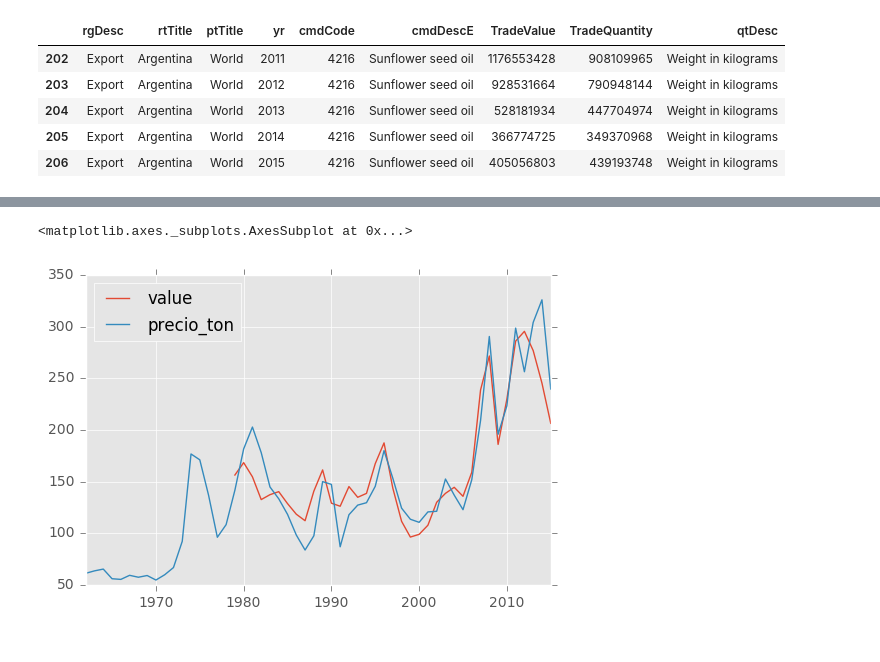
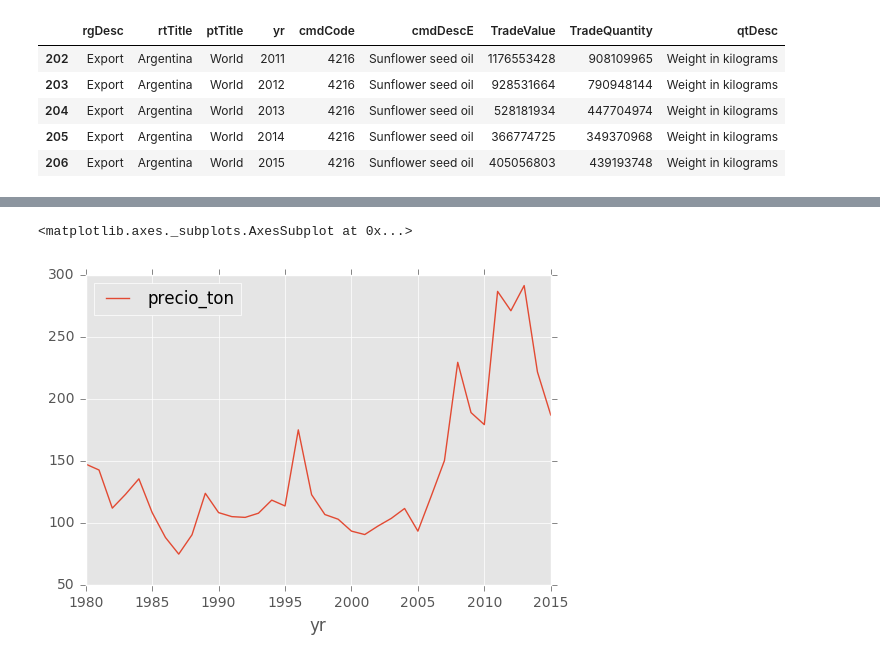
Before and after one commit to datosgobar/taller-analisis-datos-101, a Jupyter notebook: Análisis de datos agrícolas.ipynb, the cells around one changed output, grey strips where cells are left out. Drawn from its saved outputs; the diff is of its cells as text; code cells hidden in the pictures.

```diff
--- a/Análisis de datos agrícolas.ipynb
+++ b/Análisis de datos agrícolas.ipynb
@@ -269,5 +140,7 @@ precios_trigo_wb.index = map(int, precios_trigo_wb.index)
-# %%
-precios_trigo_wb.merge(precios_trigo, right_index=True, left_index=True).plot.line()
-# %% [output]
-<matplotlib.axes._subplots.AxesSubplot at 0x...>
-[figure, removed]
+# %%
+precios_maiz = df_comtrade[df_comtrade.cmdCode == "044"][["yr", "precio_ton"]].sort_values("yr").set_index("yr")
+# %%
+precios_maiz[precios_maiz.index >= 1980].plot.line()
+# %% [output]
+<matplotlib.axes._subplots.AxesSubplot at 0x...>
+[figure, added]
```
Also changed, not shown: parts of 40 cells of this notebook, 3 other files.
